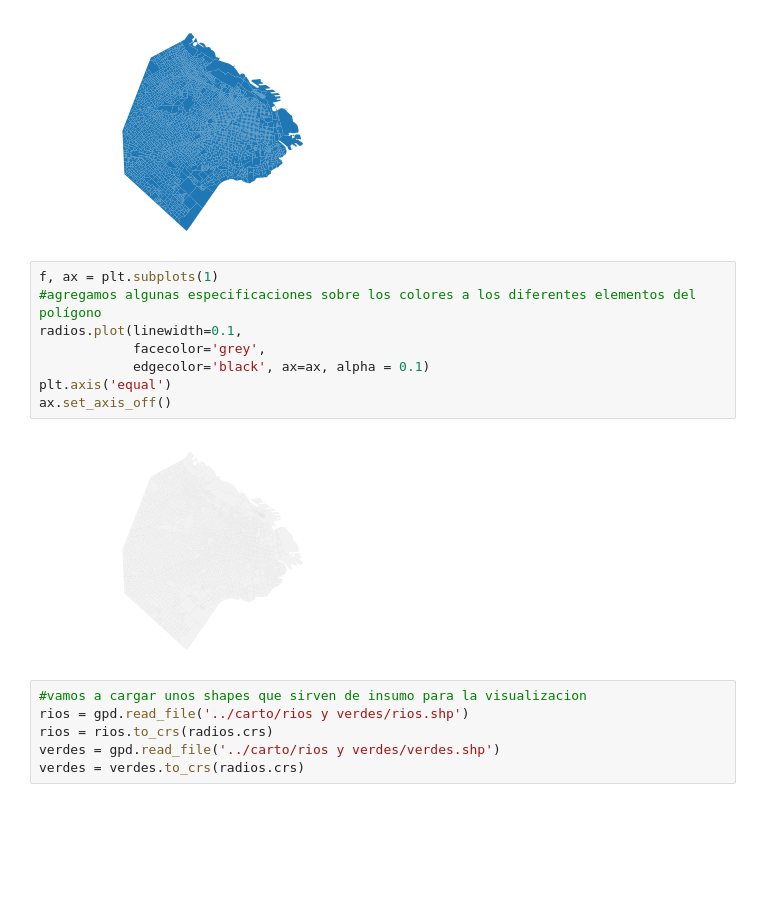
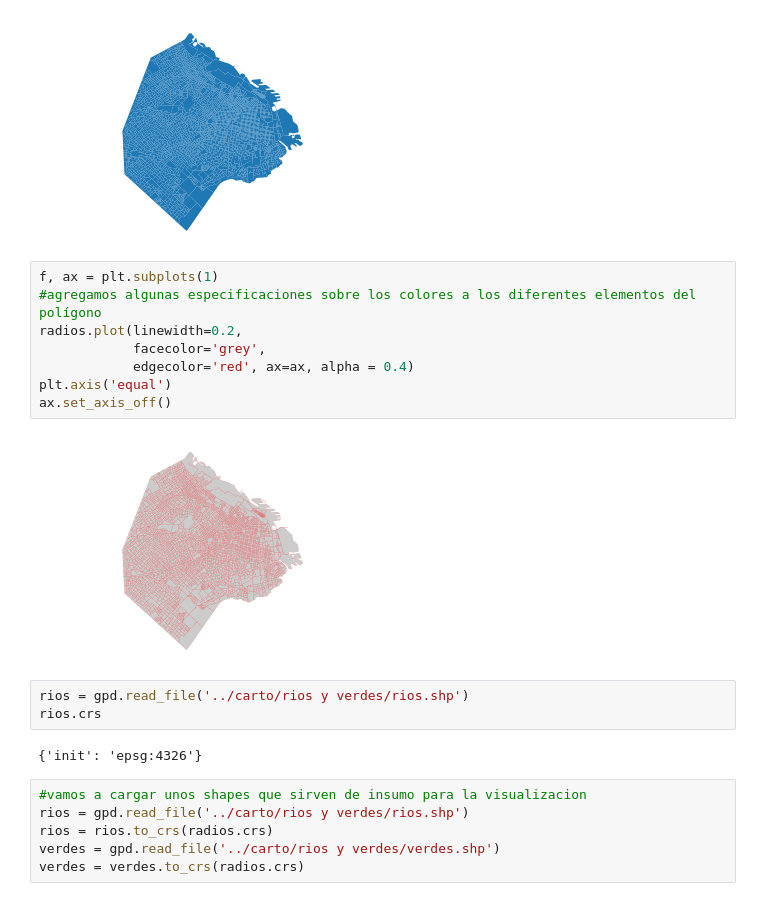
Before and after one commit to alephcero/analisis_espacial_python_2019, a Jupyter notebook: clase_4/lab_04 - GeoPandas Poligonos y visualizacion.ipynb, the cells around one changed output. Cells and saved outputs as stored; diff of their text form; blank space fills up the shorter version.

```diff
--- a/clase_4/lab_04 - GeoPandas Poligonos y visualizacion.ipynb
+++ b/clase_4/lab_04 - GeoPandas Poligonos y visualizacion.ipynb
@@ -159,13 +166,18 @@ ax.set_axis_off()
 # %%
 f, ax = plt.subplots(1)
 #agregamos algunas especificaciones sobre los colores a los diferentes elementos del polígono
-radios.plot(linewidth=0.1,
+radios.plot(linewidth=0.2,
             facecolor='grey',
-            edgecolor='black', ax=ax, alpha = 0.1)
+            edgecolor='red', ax=ax, alpha = 0.4)
 plt.axis('equal')
 ax.set_axis_off()
 # %% [output]
-[figure, old version]
+[figure, new version]
+# %%
+rios = gpd.read_file('../carto/rios y verdes/rios.shp')
+rios.crs
+# %% [output]
+{'init': 'epsg:4326'}
 # %%
 #vamos a cargar unos shapes que sirven de insumo para la visualizacion
 rios = gpd.read_file('../carto/rios y verdes/rios.shp')
```
Also changed, not shown: parts of 11 cells of this notebook, 32 other files.
